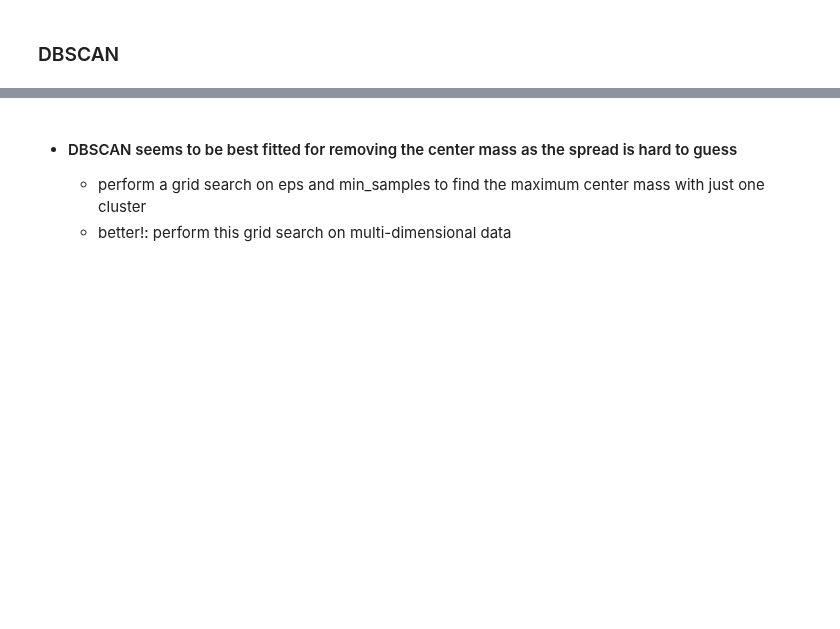
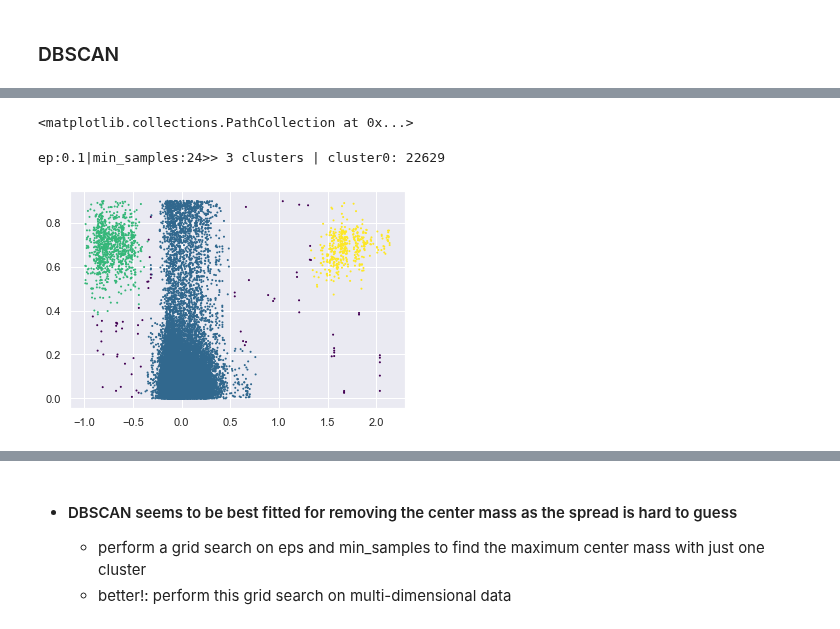
Before and after one commit to Mar111tiN/myCNV, a Jupyter notebook: nb/clusterCNV.ipynb, the cells around one changed output, grey strips where cells are left out. Saved outputs shown, nothing was run; the diff lists cells and outputs as text; code cells hidden in the pictures; blank space fills up the shorter version.

Commit message:
started cluster viz

```diff
--- a/nb/clusterCNV.ipynb
+++ b/nb/clusterCNV.ipynb
@@ -56,19 +76,23 @@ plt.scatter(snp_df['log2ratiomean'], snp_df['absVAF'], s=.1);
 # %%
 from sklearn.cluster import DBSCAN
 
 # get the matrix
 allcols = ['log2ratiomean', 'VAF', 'absVAF', 'deltaVAFstd', 'deltaVAFvar', 'VAFstd']
 select_cols = ['log2ratiomean', 'absVAF', 'deltaVAFvar']
 X = snp_df[select_cols]
 rows = X.shape[0]
 
-ep=0.2
-ms = int(rows/500)
+ep=0.1
+ms = int(rows/1000)
 
 labels = DBSCAN(eps=ep, min_samples=ms).fit_predict(X)
 plt.scatter(X['log2ratiomean'], X['absVAF'], c=labels, s=1, cmap='viridis')
 cluster, counts = np.unique(labels, return_counts=True)
 cluster_count = len(cluster[cluster != -1])
 cluster_size = counts[np.argmax(counts)]
 cluster_id = cluster[np.argmax(counts)]
 print(f"ep:{round(ep,2)}|min_samples:{ms}>> {cluster_count} clusters | cluster{cluster_id}: {cluster_size}")
+# %% [output]
+<matplotlib.collections.PathCollection at 0x...>
+ep:0.1|min_samples:24>> 3 clusters | cluster0: 22629
+[figure, added]
```
Also changed, not shown: parts of 8 cells of this notebook, 22 other files.
